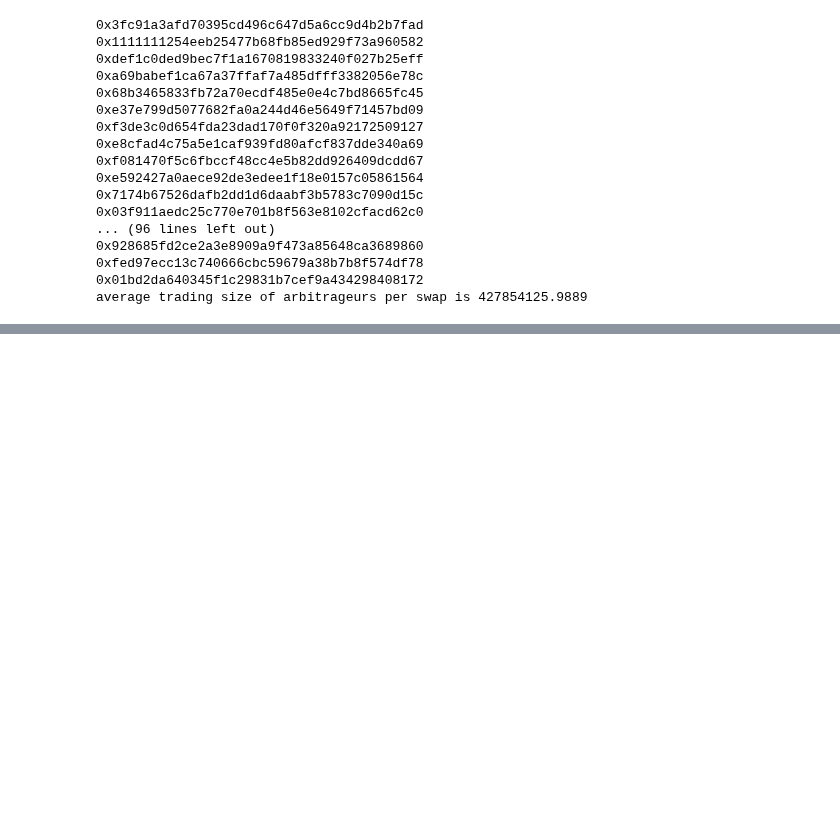
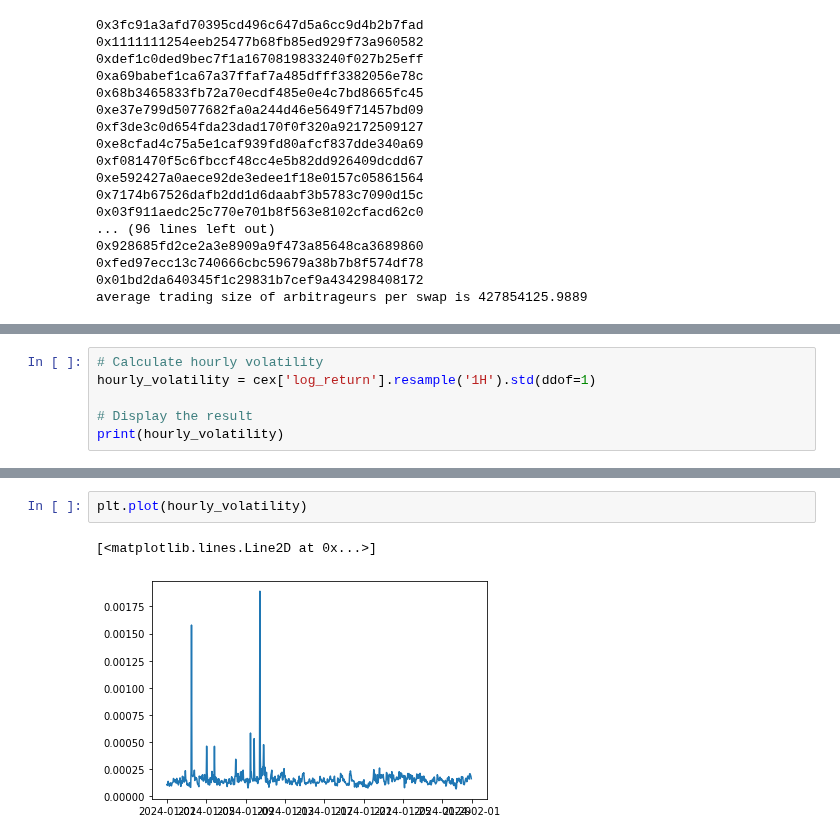
Before and after one commit to Armand-Morin/afp-berkeley-dynamic-fee-defi-amm, a Jupyter notebook: dynamic_fees_model.ipynb, the cells around one changed output, grey strips where cells are left out. Drawn from its saved outputs; the diff is of its cells as text; blank space fills up the shorter version.

```diff
--- a/dynamic_fees_model.ipynb
+++ b/dynamic_fees_model.ipynb
@@ -311,0 +315,6 @@ Name: volume1, dtype: float64
+# %%
+# Calculate hourly volatility
+hourly_volatility = cex['log_return'].resample('1H').std(ddof=1)
+
+# Display the result
+print(hourly_volatility)
@@ -311,0 +335,5 @@ Name: volume1, dtype: float64
+# %%
+plt.plot(hourly_volatility)
+# %% [output]
+[<matplotlib.lines.Line2D at 0x...>]
+[figure, added]
```
Also changed, not shown: parts of 31 cells of this notebook, 5 other files.
